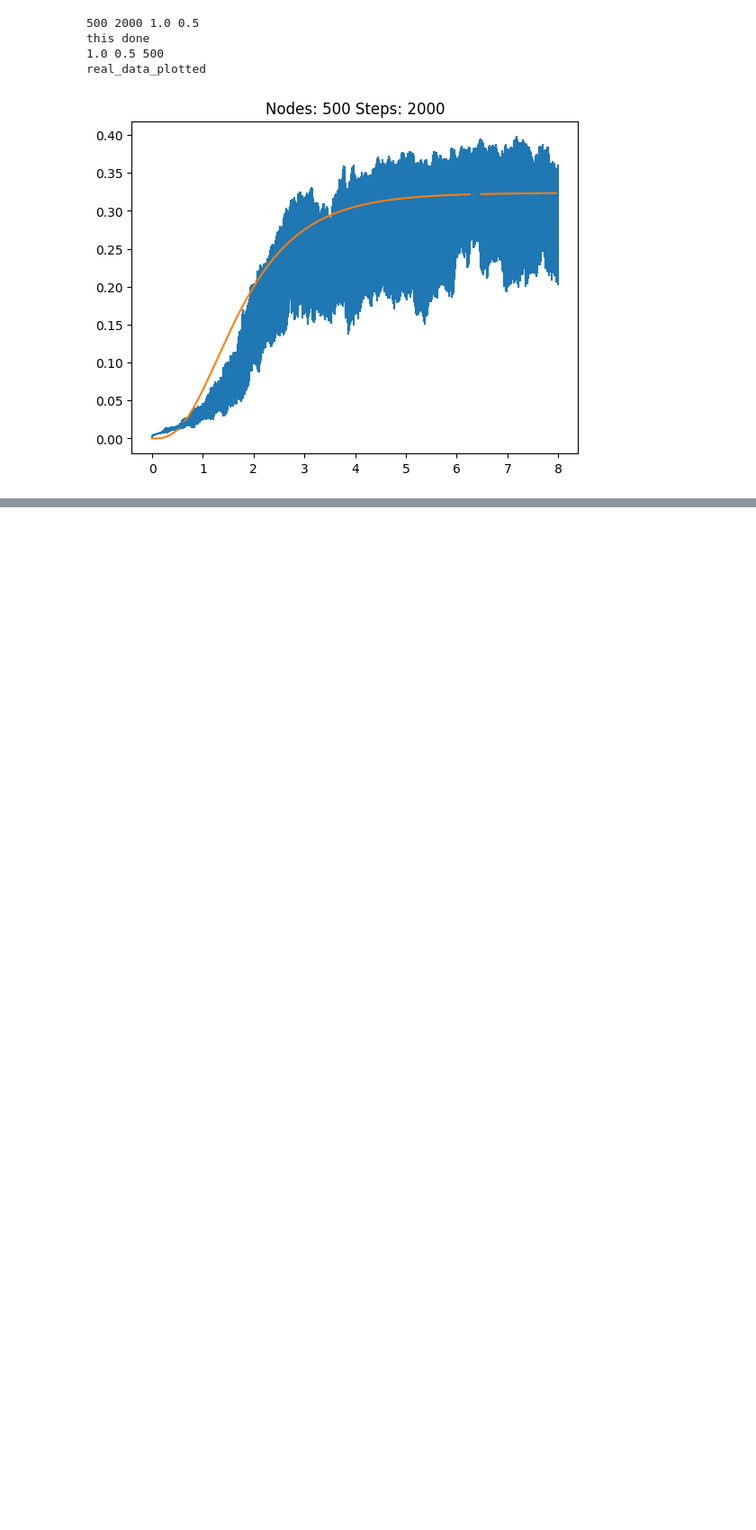
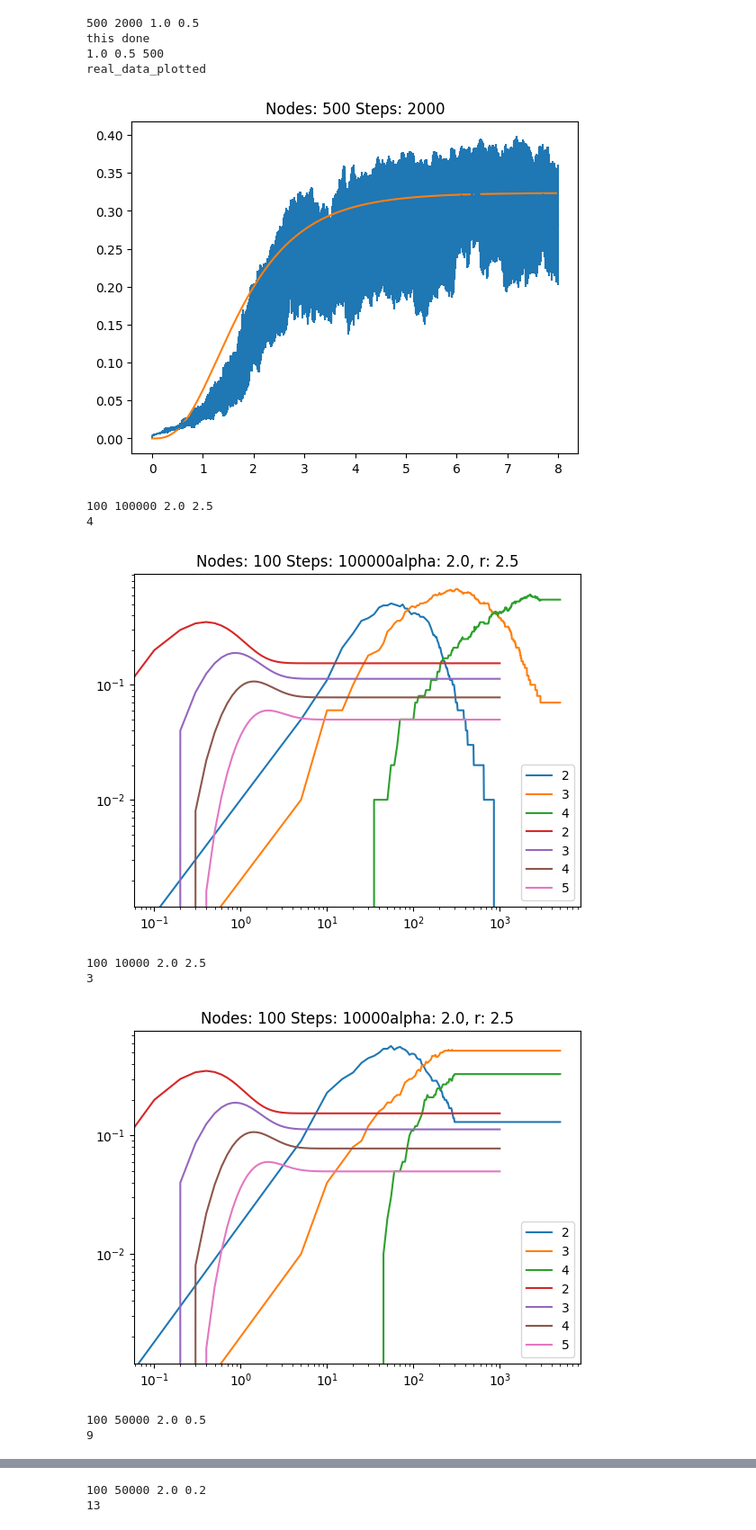
Before and after one commit to jamipouchi/TFG, a Jupyter notebook: paper_reproduction/plotting.ipynb, the cells around one changed output, grey strips where cells are left out. Shown at 90% size. Drawn from its saved outputs; the diff is of its cells as text; code cells hidden in the pictures; blank space fills up the shorter version.

Commit message:
work needed on first_passage and size of component

```diff
--- a/paper_reproduction/plotting.ipynb
+++ b/paper_reproduction/plotting.ipynb
@@ -264,3 +264,38 @@ this done
 1.0 0.5 500
 real_data_plotted
 [figure]
+# %%
+def first_passage_stats(column):
+    max_degree_reached = 0
+    step_when_degree_reached = np.zeros(1, dtype=np.int8)
+    for step, degree in enumerate(column):
+        if degree > max_degree_reached:
+            step_when_degree_reached = np.append(step_when_degree_reached, step)
+            max_degree_reached = degree
+    return step_when_degree_reached
+
+def p(first_passage_time, next_first_passage_time, t):
+    return sum(passage_time < t and next_passage_time > t for passage_time, next_passage_time in zip(first_passage_time, next_first_passage_time))
+
+def qk_t(k_star: int, t_values, alpha: float, r: float):
+    def compute_step(qk, ak: float,  AT: float):
+        next_qk = np.zeros(k_star, dtype=np.float64)
+
+        next_qk[0] = qk[0] + (- (alpha + r) * qk[0] + r * qk[1] + r*(1 - ak)) * AT # ak* = qk[k_star] ~ qk[k_star - 1]
+
+        for k in range(1, k_star - 1):
+            next_qk[k] = qk[k] + (alpha * qk[k - 1] - (alpha + r) * qk[k] + r * (k + 1) * qk[k + 1] - r * k * qk[k]) * AT
+
+        next_qk[k_star - 1] = qk[k_star - 1] + (alpha * qk[k_star - 2] - (alpha + r) * qk[k_star - 1] - r * (k_star - 1) * qk[k_star - 1]) * AT
+
+        return next_qk, ak
+
+    qk = np.zeros(k_star, dtype=np.float64)
+    qk[0] = 1
+    ak: float = 0
+    qk_t = []
+    qk_t.append(qk)
+    for i in range(0, len(t_values) - 1):
+        qk, ak = compute_step(qk, ak, t_values[i + 1] - t_values[i])
+        qk_t.append(qk)
+    return np.array(qk_t)[:, -1]
@@ -266,0 +343,16 @@ real_data_plotted
+# %%
+files = get_simulation_files()[1]
+for prefix, file_list in files.items():
+        num_nodes, num_steps, _, _ = process_prefix(prefix)
+        if num_nodes == 100 and num_steps > 5000:
+            for file in file_list:
+                plot_first_passage_prob(file)
+# %% [output]
+100 100000 2.0 2.5
+4
+[figure, added]
+100 10000 2.0 2.5
+3
+[figure, added]
+100 50000 2.0 0.5
+9
@@ -266,0 +360,2 @@ real_data_plotted
+100 50000 2.0 0.2
+13
```
Also changed, not shown: parts of 7 cells of this notebook.
